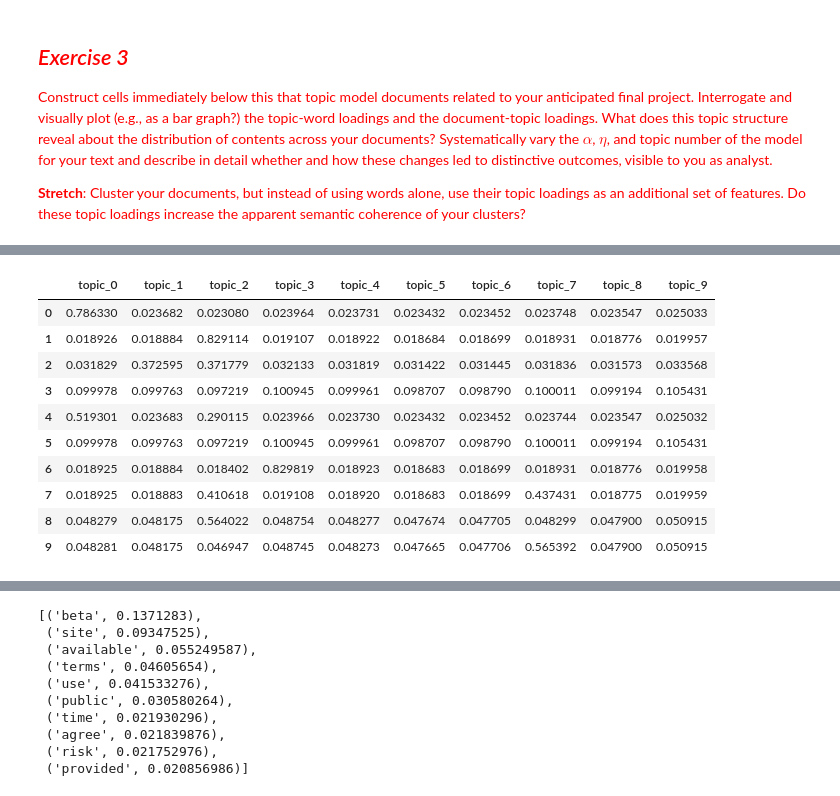
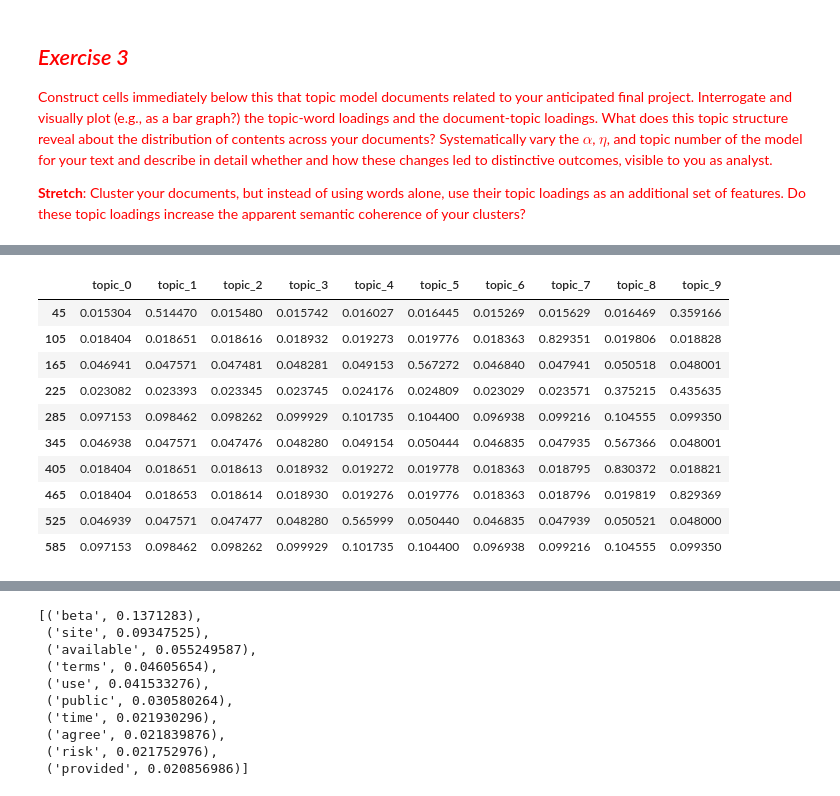
Before and after one commit to chenyt16/computational-content-analysis, a Jupyter notebook: 3_Topic_Modeling_and_Clustering - Iris2.ipynb, the cells around one changed output, grey strips where cells are left out. Drawn from its saved outputs; the diff is of its cells as text; code cells hidden in the pictures.

```diff
--- a/3_Topic_Modeling_and_Clustering - Iris2.ipynb
+++ b/3_Topic_Modeling_and_Clustering - Iris2.ipynb
@@ -1545,21 +1549,21 @@ ldaDF[1::100]
 # %%
-ldaDFV = ldaDF[:10][['topic_%d' %x for x in range(10)]]
-ldaDFVisN = ldaDF[:10][['name']]
+ldaDFV = ldaDF[45:601:60][['topic_%d' %x for x in range(10)]]
+ldaDFVisN = ldaDF[45:601:60][['name']]
 ldaDFVis = ldaDFV.values
 ldaDFVisNames = ldaDFVisN.values
 ldaDFV
 # %% [output]
 |  | topic_0 | topic_1 | topic_2 | topic_3 | topic_4 | topic_5 | topic_6 | topic_7 | topic_8 | topic_9 |
-| 0 | 0.786330 | 0.023682 | 0.023080 | 0.023964 | 0.023731 | 0.023432 | 0.023452 | 0.023748 | 0.023547 | 0.025033 |
-| 1 | 0.018926 | 0.018884 | 0.829114 | 0.019107 | 0.018922 | 0.018684 | 0.018699 | 0.018931 | 0.018776 | 0.019957 |
-| 2 | 0.031829 | 0.372595 | 0.371779 | 0.032133 | 0.031819 | 0.031422 | 0.031445 | 0.031836 | 0.031573 | 0.033568 |
-| 3 | 0.099978 | 0.099763 | 0.097219 | 0.100945 | 0.099961 | 0.098707 | 0.098790 | 0.100011 | 0.099194 | 0.105431 |
-| 4 | 0.519301 | 0.023683 | 0.290115 | 0.023966 | 0.023730 | 0.023432 | 0.023452 | 0.023744 | 0.023547 | 0.025032 |
-| 5 | 0.099978 | 0.099763 | 0.097219 | 0.100945 | 0.099961 | 0.098707 | 0.098790 | 0.100011 | 0.099194 | 0.105431 |
-| 6 | 0.018925 | 0.018884 | 0.018402 | 0.829819 | 0.018923 | 0.018683 | 0.018699 | 0.018931 | 0.018776 | 0.019958 |
-| 7 | 0.018925 | 0.018883 | 0.410618 | 0.019108 | 0.018920 | 0.018683 | 0.018699 | 0.437431 | 0.018775 | 0.019959 |
-| 8 | 0.048279 | 0.048175 | 0.564022 | 0.048754 | 0.048277 | 0.047674 | 0.047705 | 0.048299 | 0.047900 | 0.050915 |
-| 9 | 0.048281 | 0.048175 | 0.046947 | 0.048745 | 0.048273 | 0.047665 | 0.047706 | 0.565392 | 0.047900 | 0.050915 |
+| 45 | 0.015304 | 0.514470 | 0.015480 | 0.015742 | 0.016027 | 0.016445 | 0.015269 | 0.015629 | 0.016469 | 0.359166 |
+| 105 | 0.018404 | 0.018651 | 0.018616 | 0.018932 | 0.019273 | 0.019776 | 0.018363 | 0.829351 | 0.019806 | 0.018828 |
+| 165 | 0.046941 | 0.047571 | 0.047481 | 0.048281 | 0.049153 | 0.567272 | 0.046840 | 0.047941 | 0.050518 | 0.048001 |
+| 225 | 0.023082 | 0.023393 | 0.023345 | 0.023745 | 0.024176 | 0.024809 | 0.023029 | 0.023571 | 0.375215 | 0.435635 |
+| 285 | 0.097153 | 0.098462 | 0.098262 | 0.099929 | 0.101735 | 0.104400 | 0.096938 | 0.099216 | 0.104555 | 0.099350 |
+| 345 | 0.046938 | 0.047571 | 0.047476 | 0.048280 | 0.049154 | 0.050444 | 0.046835 | 0.047935 | 0.567366 | 0.048001 |
+| 405 | 0.018404 | 0.018651 | 0.018613 | 0.018932 | 0.019272 | 0.019778 | 0.018363 | 0.018795 | 0.830372 | 0.018821 |
+| 465 | 0.018404 | 0.018653 | 0.018614 | 0.018930 | 0.019276 | 0.019776 | 0.018363 | 0.018796 | 0.019819 | 0.829369 |
+| 525 | 0.046939 | 0.047571 | 0.047477 | 0.048280 | 0.565999 | 0.050440 | 0.046835 | 0.047939 | 0.050521 | 0.048000 |
+| 585 | 0.097153 | 0.098462 | 0.098262 | 0.099929 | 0.101735 | 0.104400 | 0.096938 | 0.099216 | 0.104555 | 0.099350 |
 # %%
 #Dict to temporally hold the probabilities
 topicsProbDict = {i : [0] * len(ldaDF) for i in range(senlda.num_topics)}
```
Also changed, not shown: parts of 12 cells of this notebook.
